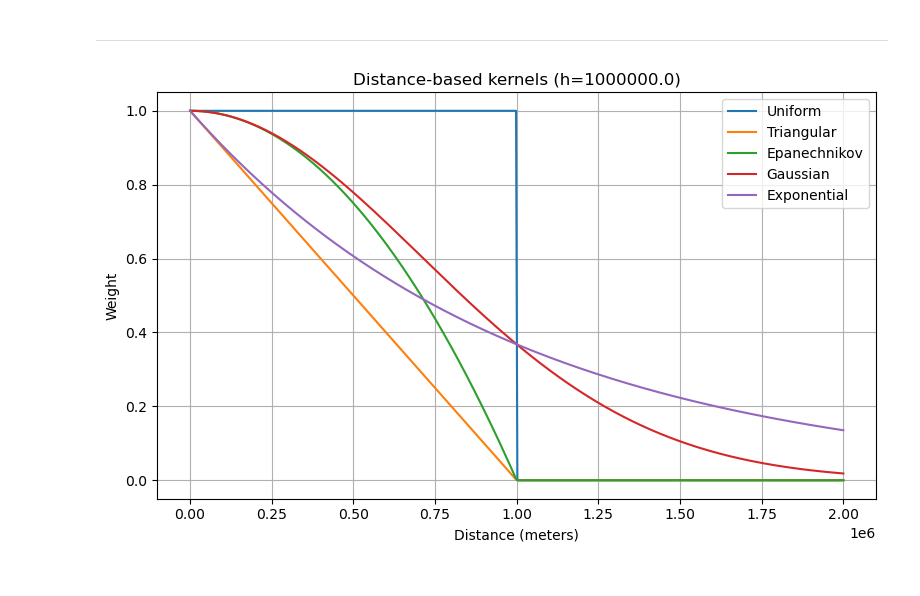
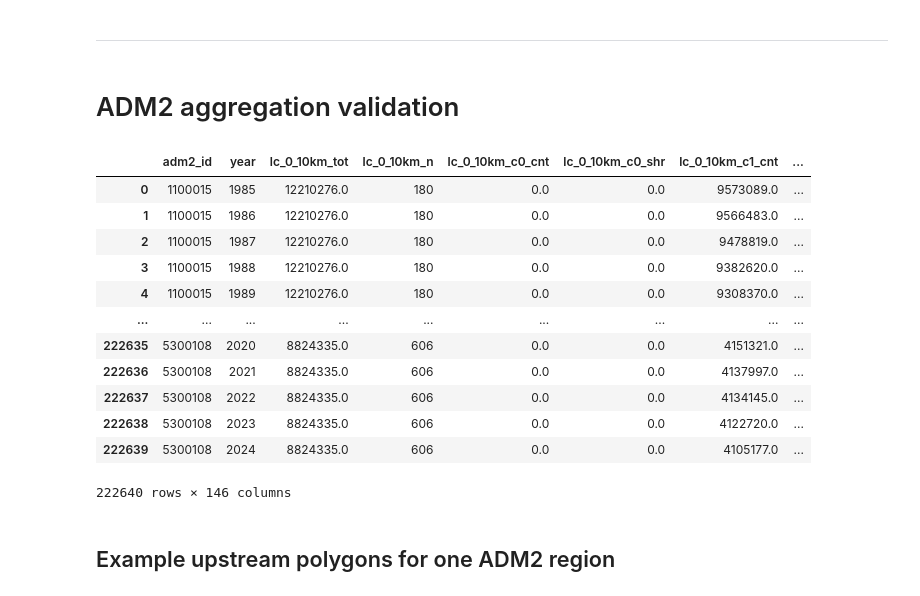
Before and after one commit to felixschulz385/river-pollution-brazil, a Jupyter notebook: code/experiments/land_cover.ipynb, the cells around one changed output. Saved outputs shown, nothing was run; the diff lists cells and outputs as text; code cells hidden in the pictures.

```diff
--- a/code/experiments/land_cover.ipynb
+++ b/code/experiments/land_cover.ipynb
@@ -366,57 +97,4 @@ np.float64(357368518.9476)
 # %% [markdown]
 ---
-# %%
-import numpy as np
-import matplotlib.pyplot as plt
-
-def plot_distance_kernels(h=1000, max_distance=None, kernels=None):
-    """
-    Visualize distance-based kernels.
-
-    Parameters
-    ----------
-    h : float
-        Bandwidth (in meters) for the kernels.
-    max_distance : float, optional
-        Maximum distance to plot. Defaults to 2*h.
-    kernels : list of str, optional
-        List of kernels to plot. Defaults to common kernels.
-        Options: 'uniform', 'triangular', 'epanechnikov', 'gaussian', 'exponential'
-    """
-    if kernels is None:
-        kernels = ['uniform', 'triangular', 'epanechnikov', 'gaussian', 'exponential']
-
-    if max_distance is None:
-        max_distance = 2 * h
-
-    distances = np.linspace(0, max_distance, 500)
-
-    plt.figure(figsize=(8, 5))
-
-    for k in kernels:
-        if k == 'uniform':
-            w = (distances <= h).astype(float)
-        elif k == 'triangular':
-            w = np.clip(1 - distances/h, 0, None)
-        elif k == 'epanechnikov':
-            w = np.clip(1 - (distances/h)**2, 0, None)
-        elif k == 'gaussian':
-            w = np.exp(-(distances/h)**2)
-        elif k == 'exponential':
-            w = np.exp(-distances/h)
-        else:
-            raise ValueError(f"Unknown kernel: {k}")
-
-        plt.plot(distances, w, label=k.capitalize())
-
-    plt.xlabel("Distance (meters)")
-    plt.ylabel("Weight")
-    plt.title(f"Distance-based kernels (h={h})")
-    plt.legend()
-    plt.grid(True)
-    plt.tight_layout()
-    plt.show()
-
-plot_distance_kernels(h=1000 * 1e3)
-# %% [output]
-[figure, removed]
+# %% [markdown]
+# ADM2 aggregation validation
@@ -422,0 +104,20 @@ plot_distance_kernels(h=1000 * 1e3)
+# %%
+land_cover_adm2_upstream = pd.read_parquet("/scicore/home/meiera/schulz0022/projects/river-pollution-brazil/data/land_cover/land_cover_assembled_adm2.parquet")
+# %%
+land_cover_adm2_upstream
+# %% [output]
+|  | adm2_id | year | lc_0_10km_tot | lc_0_10km_n | lc_0_10km_c0_cnt | lc_0_10km_c0_shr | lc_0_10km_c1_cnt | ... |
+| 0 | 1100015 | 1985 | 12210276.0 | 180 | 0.0 | 0.0 | 9573089.0 | ... |
+| 1 | 1100015 | 1986 | 12210276.0 | 180 | 0.0 | 0.0 | 9566483.0 | ... |
+| 2 | 1100015 | 1987 | 12210276.0 | 180 | 0.0 | 0.0 | 9478819.0 | ... |
+| 3 | 1100015 | 1988 | 12210276.0 | 180 | 0.0 | 0.0 | 9382620.0 | ... |
+| 4 | 1100015 | 1989 | 12210276.0 | 180 | 0.0 | 0.0 | 9308370.0 | ... |
+| ... | ... | ... | ... | ... | ... | ... | ... | ... |
+| 222635 | 5300108 | 2020 | 8824335.0 | 606 | 0.0 | 0.0 | 4151321.0 | ... |
+| 222636 | 5300108 | 2021 | 8824335.0 | 606 | 0.0 | 0.0 | 4137997.0 | ... |
+| 222637 | 5300108 | 2022 | 8824335.0 | 606 | 0.0 | 0.0 | 4134145.0 | ... |
+| 222638 | 5300108 | 2023 | 8824335.0 | 606 | 0.0 | 0.0 | 4122720.0 | ... |
+| 222639 | 5300108 | 2024 | 8824335.0 | 606 | 0.0 | 0.0 | 4105177.0 | ... |
+222640 rows × 146 columns
+# %% [markdown]
+## Example upstream polygons for one ADM2 region
```
Also changed, not shown: parts of 51 cells of this notebook, 26 other files.
